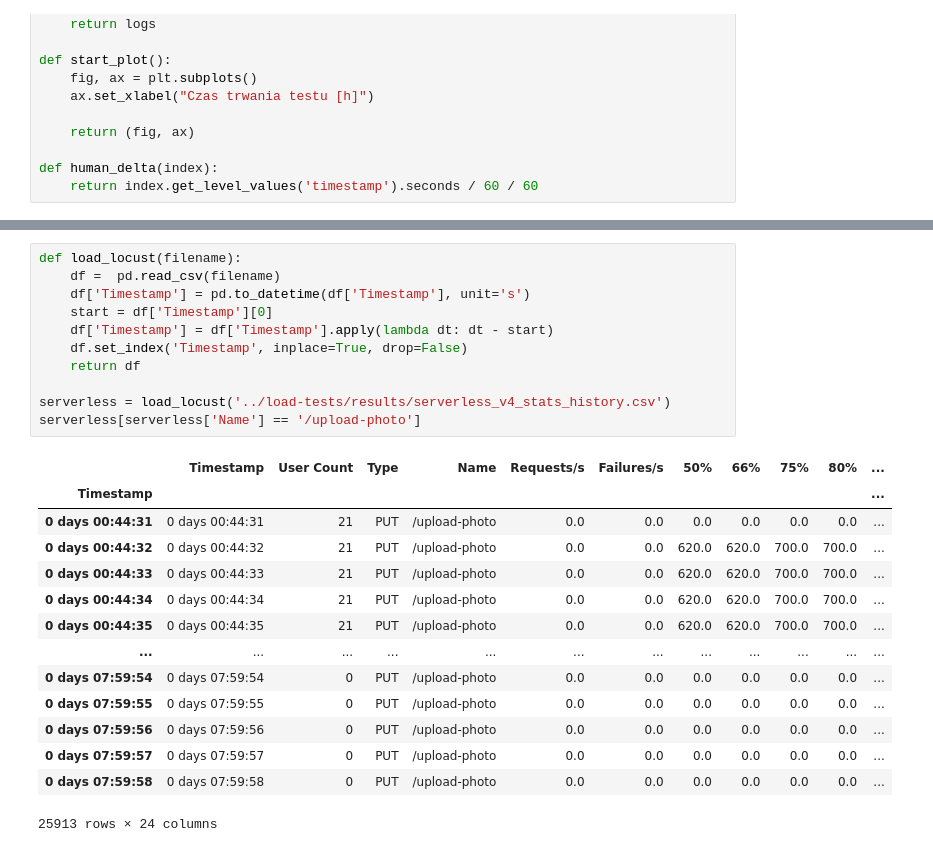
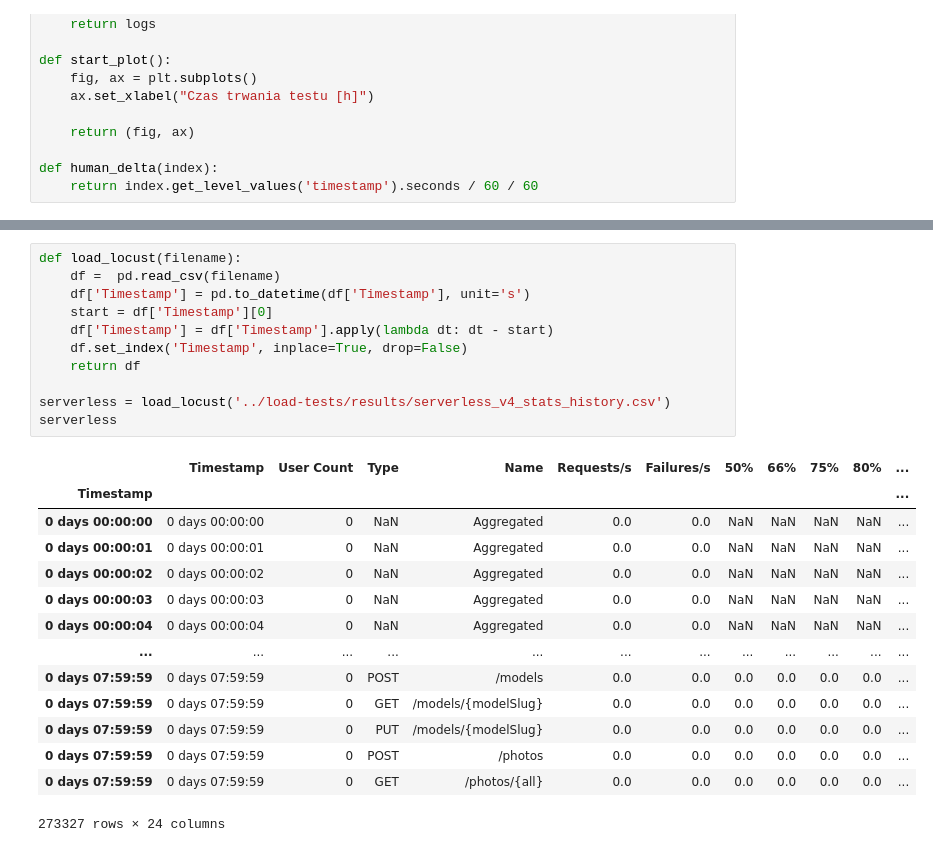
Before and after one commit to moreno-models/api, a Jupyter notebook: analysis/cost_analysis.ipynb, the cells around one changed output, grey strips where cells are left out. Saved outputs shown, nothing was run; the diff lists cells and outputs as text.

```diff
--- a/analysis/cost_analysis.ipynb
+++ b/analysis/cost_analysis.ipynb
@@ -55,27 +64,27 @@ logs.count(), logs.sum()['billedDuration'] * price_per_ms * 30
 # %%
 def load_locust(filename):
     df =  pd.read_csv(filename)
     df['Timestamp'] = pd.to_datetime(df['Timestamp'], unit='s')
     start = df['Timestamp'][0]
     df['Timestamp'] = df['Timestamp'].apply(lambda dt: dt - start)
     df.set_index('Timestamp', inplace=True, drop=False)
     return df
 
 serverless = load_locust('../load-tests/results/serverless_v4_stats_history.csv')
-serverless[serverless['Name'] == '/upload-photo']
+serverless
 # %% [output]
 |  | Timestamp | User Count | Type | Name | Requests/s | Failures/s | 50% | 66% | 75% | 80% | ... |
 | Timestamp |  |  |  |  |  |  |  |  |  |  | ... |
-| 0 days 00:44:31 | 0 days 00:44:31 | 21 | PUT | /upload-photo | 0.0 | 0.0 | 0.0 | 0.0 | 0.0 | 0.0 | ... |
-| 0 days 00:44:32 | 0 days 00:44:32 | 21 | PUT | /upload-photo | 0.0 | 0.0 | 620.0 | 620.0 | 700.0 | 700.0 | ... |
-| 0 days 00:44:33 | 0 days 00:44:33 | 21 | PUT | /upload-photo | 0.0 | 0.0 | 620.0 | 620.0 | 700.0 | 700.0 | ... |
-| 0 days 00:44:34 | 0 days 00:44:34 | 21 | PUT | /upload-photo | 0.0 | 0.0 | 620.0 | 620.0 | 700.0 | 700.0 | ... |
-| 0 days 00:44:35 | 0 days 00:44:35 | 21 | PUT | /upload-photo | 0.0 | 0.0 | 620.0 | 620.0 | 700.0 | 700.0 | ... |
+| 0 days 00:00:00 | 0 days 00:00:00 | 0 | NaN | Aggregated | 0.0 | 0.0 | NaN | NaN | NaN | NaN | ... |
+| 0 days 00:00:01 | 0 days 00:00:01 | 0 | NaN | Aggregated | 0.0 | 0.0 | NaN | NaN | NaN | NaN | ... |
+| 0 days 00:00:02 | 0 days 00:00:02 | 0 | NaN | Aggregated | 0.0 | 0.0 | NaN | NaN | NaN | NaN | ... |
+| 0 days 00:00:03 | 0 days 00:00:03 | 0 | NaN | Aggregated | 0.0 | 0.0 | NaN | NaN | NaN | NaN | ... |
+| 0 days 00:00:04 | 0 days 00:00:04 | 0 | NaN | Aggregated | 0.0 | 0.0 | NaN | NaN | NaN | NaN | ... |
 | ... | ... | ... | ... | ... | ... | ... | ... | ... | ... | ... | ... |
-| 0 days 07:59:54 | 0 days 07:59:54 | 0 | PUT | /upload-photo | 0.0 | 0.0 | 0.0 | 0.0 | 0.0 | 0.0 | ... |
-| 0 days 07:59:55 | 0 days 07:59:55 | 0 | PUT | /upload-photo | 0.0 | 0.0 | 0.0 | 0.0 | 0.0 | 0.0 | ... |
-| 0 days 07:59:56 | 0 days 07:59:56 | 0 | PUT | /upload-photo | 0.0 | 0.0 | 0.0 | 0.0 | 0.0 | 0.0 | ... |
-| 0 days 07:59:57 | 0 days 07:59:57 | 0 | PUT | /upload-photo | 0.0 | 0.0 | 0.0 | 0.0 | 0.0 | 0.0 | ... |
-| 0 days 07:59:58 | 0 days 07:59:58 | 0 | PUT | /upload-photo | 0.0 | 0.0 | 0.0 | 0.0 | 0.0 | 0.0 | ... |
+| 0 days 07:59:59 | 0 days 07:59:59 | 0 | POST | /models | 0.0 | 0.0 | 0.0 | 0.0 | 0.0 | 0.0 | ... |
+| 0 days 07:59:59 | 0 days 07:59:59 | 0 | GET | /models/{modelSlug} | 0.0 | 0.0 | 0.0 | 0.0 | 0.0 | 0.0 | ... |
+| 0 days 07:59:59 | 0 days 07:59:59 | 0 | PUT | /models/{modelSlug} | 0.0 | 0.0 | 0.0 | 0.0 | 0.0 | 0.0 | ... |
+| 0 days 07:59:59 | 0 days 07:59:59 | 0 | POST | /photos | 0.0 | 0.0 | 0.0 | 0.0 | 0.0 | 0.0 | ... |
+| 0 days 07:59:59 | 0 days 07:59:59 | 0 | GET | /photos/{all} | 0.0 | 0.0 | 0.0 | 0.0 | 0.0 | 0.0 | ... |
-25913 rows × 24 columns
+273327 rows × 24 columns
 # %%
```
Also changed, not shown: parts of 5 cells of this notebook, 4 other files.
